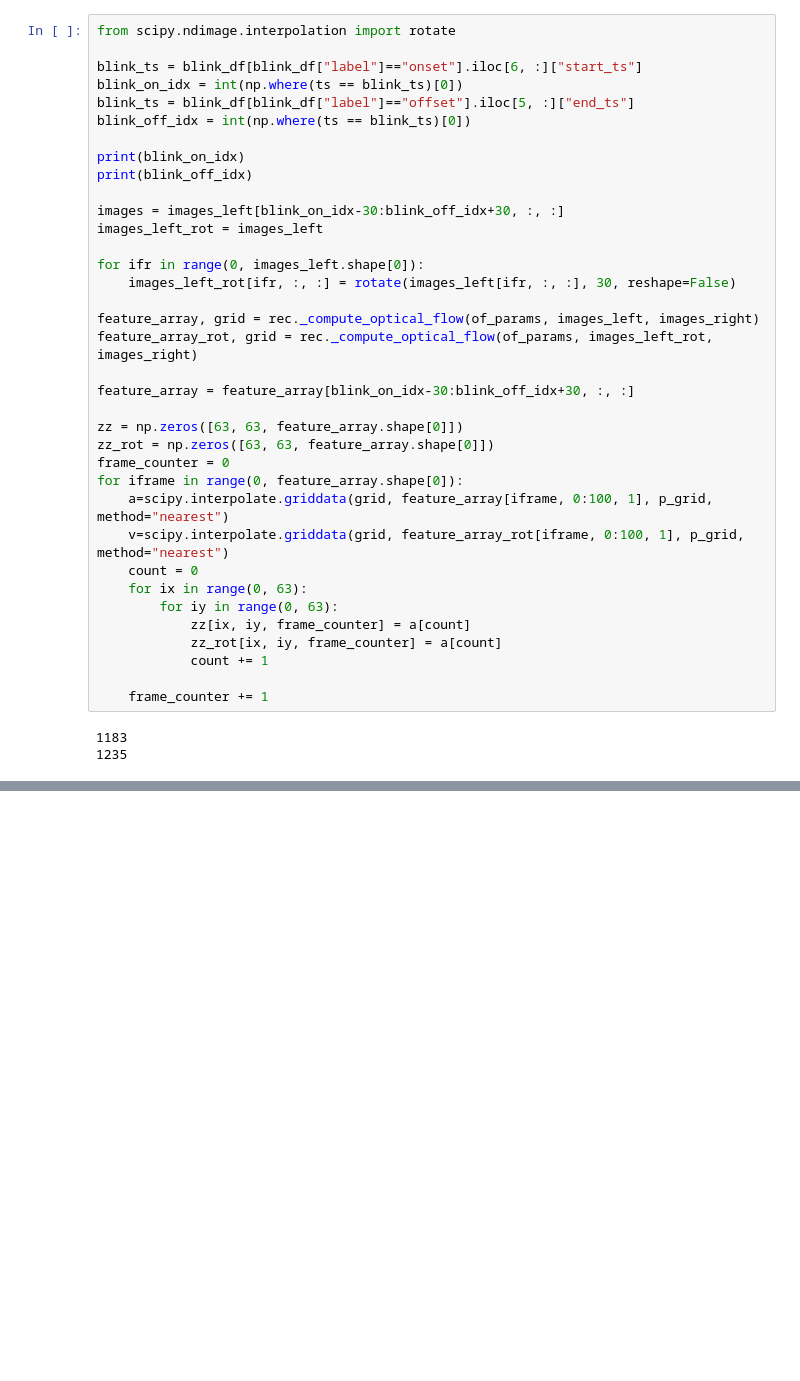
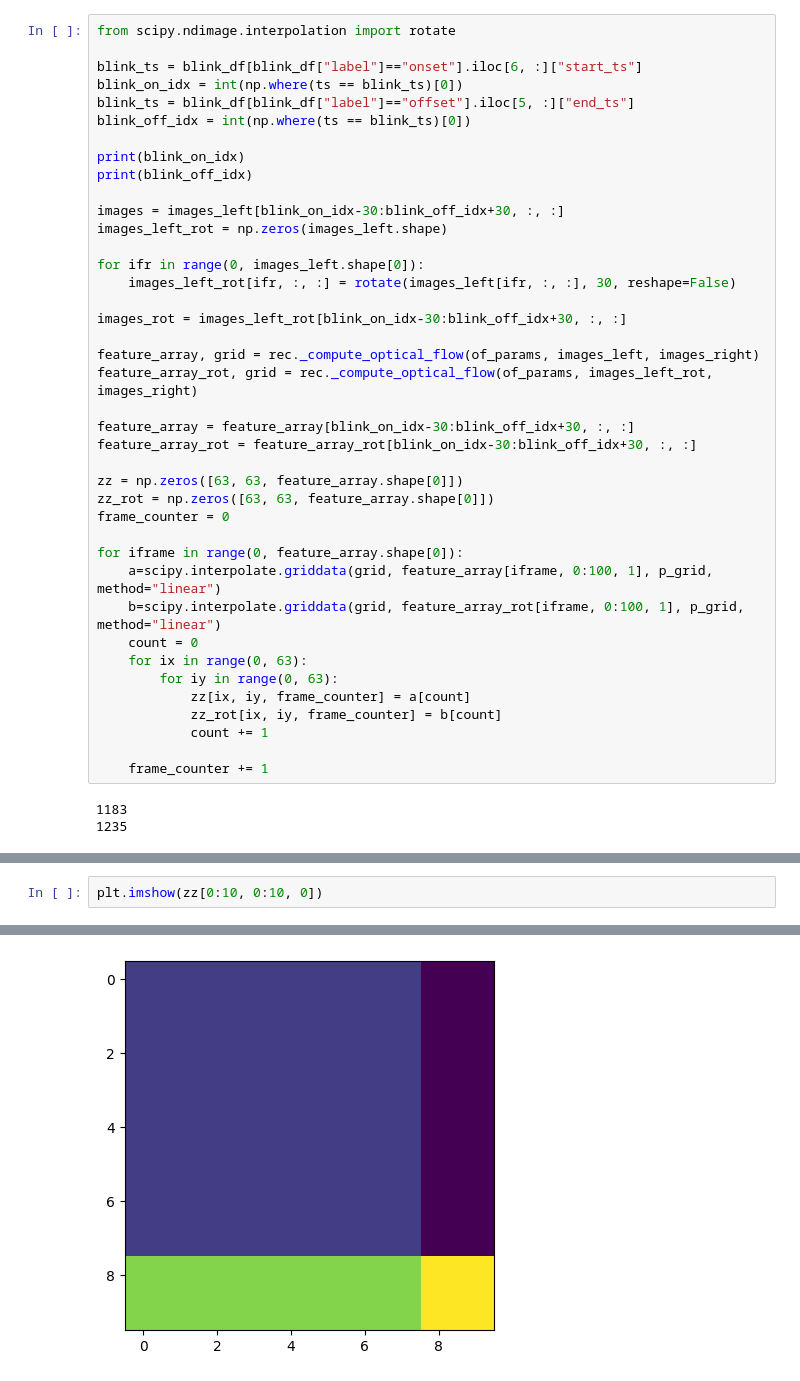
Before and after one commit to tpfffr/neon_blink_detection, a Jupyter notebook: notebooks/data_augmentation.ipynb, the cells around one changed output, grey strips where cells are left out. Drawn from its saved outputs; the diff is of its cells as text; blank space fills up the shorter version.

```diff
--- a/notebooks/data_augmentation.ipynb
+++ b/notebooks/data_augmentation.ipynb
@@ -80,27 +98,31 @@ print(blink_on_idx)
 print(blink_off_idx)
 
 images = images_left[blink_on_idx-30:blink_off_idx+30, :, :]
-images_left_rot = images_left
+images_left_rot = np.zeros(images_left.shape)
 
 for ifr in range(0, images_left.shape[0]):
     images_left_rot[ifr, :, :] = rotate(images_left[ifr, :, :], 30, reshape=False)
+
+images_rot = images_left_rot[blink_on_idx-30:blink_off_idx+30, :, :]
 
 feature_array, grid = rec._compute_optical_flow(of_params, images_left, images_right)
 feature_array_rot, grid = rec._compute_optical_flow(of_params, images_left_rot, images_right)
 
 feature_array = feature_array[blink_on_idx-30:blink_off_idx+30, :, :]
+feature_array_rot = feature_array_rot[blink_on_idx-30:blink_off_idx+30, :, :]
 
 zz = np.zeros([63, 63, feature_array.shape[0]])
 zz_rot = np.zeros([63, 63, feature_array.shape[0]])
 frame_counter = 0
+
 for iframe in range(0, feature_array.shape[0]):
-    a=scipy.interpolate.griddata(grid, feature_array[iframe, 0:100, 1], p_grid, method="nearest")
-    v=scipy.interpolate.griddata(grid, feature_array_rot[iframe, 0:100, 1], p_grid, method="nearest")
+    a=scipy.interpolate.griddata(grid, feature_array[iframe, 0:100, 1], p_grid, method="linear")
+    b=scipy.interpolate.griddata(grid, feature_array_rot[iframe, 0:100, 1], p_grid, method="linear")
     count = 0
     for ix in range(0, 63):
         for iy in range(0, 63):
             zz[ix, iy, frame_counter] = a[count]
-            zz_rot[ix, iy, frame_counter] = a[count]
+            zz_rot[ix, iy, frame_counter] = b[count]
             count += 1
 
     frame_counter += 1
@@ -139,3 +177,6 @@ anim = animation.FuncAnimation(fig, animate, init_func=init, frames=video.shape[
 HTML(anim.to_html5_video())
 # %% [output]
 [interactive output not drawn]
+# %%
+plt.imshow(zz[0:10, 0:10, 0])
+# %% [output]
@@ -142 +184,2 @@ HTML(anim.to_html5_video())
+[figure, added]
 # %%
```
Also changed, not shown: parts of 10 cells of this notebook, 7 other files.
